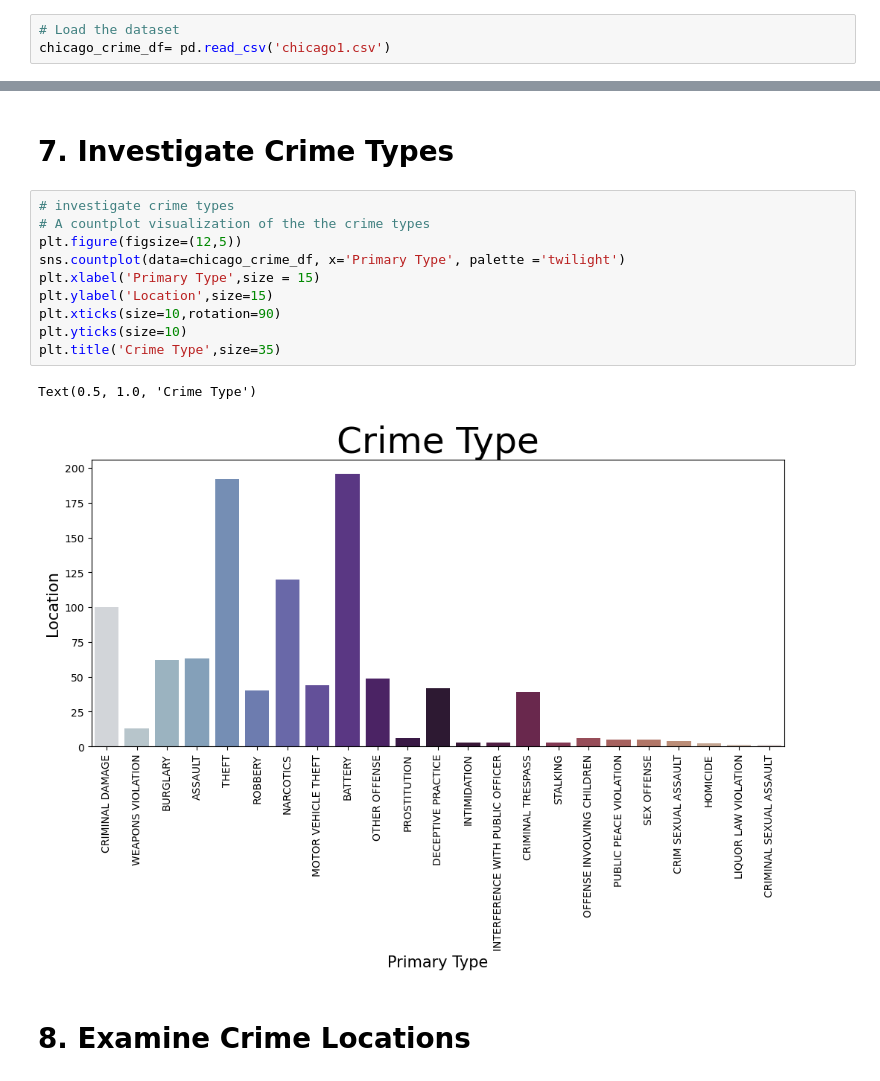
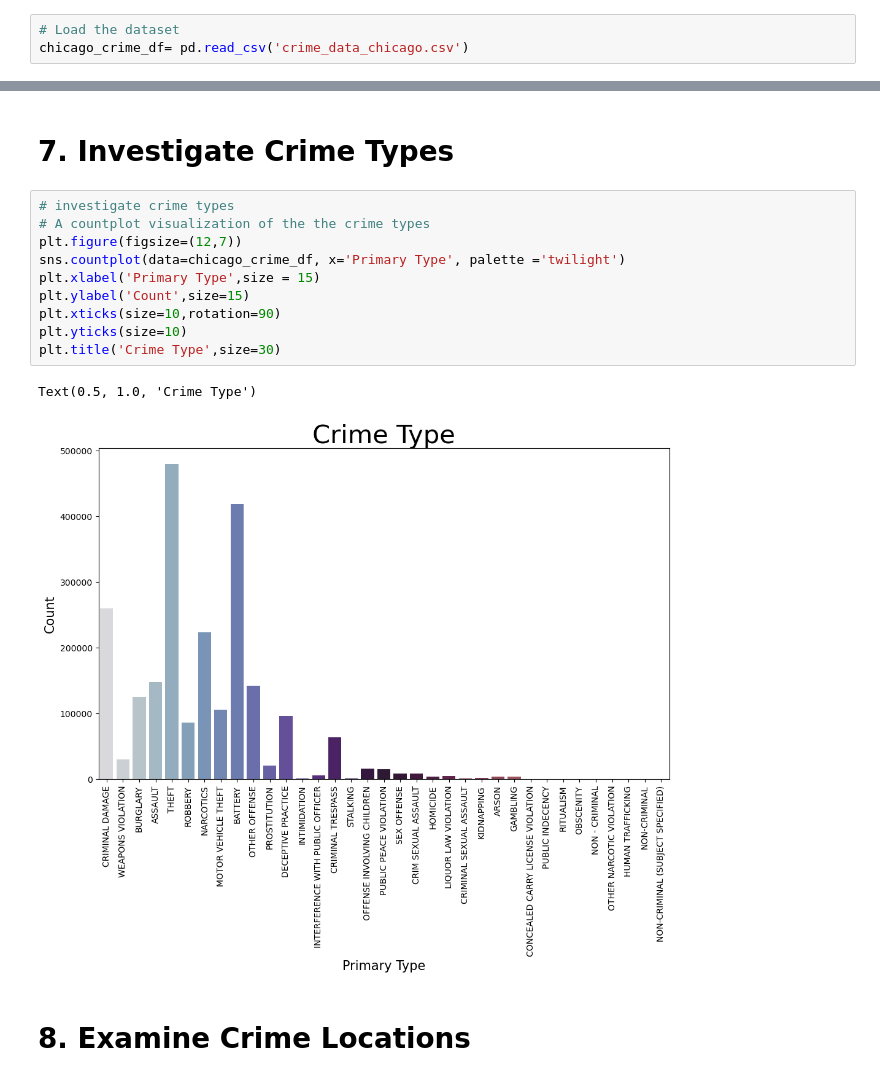
Before and after one commit to Antidote-cyber/Learning-Circle-24-EDA-On-Chicago-Crime-Dataset, a Jupyter notebook: EDA on chicago crime data.ipynb, the cells around one changed output, grey strips where cells are left out. Cells and saved outputs as stored; diff of their text form.

```diff
--- a/EDA on chicago crime data.ipynb
+++ b/EDA on chicago crime data.ipynb
@@ -43,7 +43,7 @@ pwd
 # 1. Loading the dataset
 # %%
 # Load the dataset
-chicago_crime_df= pd.read_csv('chicago1.csv')
+chicago_crime_df= pd.read_csv('crime_data_chicago.csv')
 # %% [markdown]
 # 2. Explore the dataset
 # %%
@@ -758,16 +728,16 @@ Text(0, 0.5, 'Latitude')
 # %%
 # investigate crime types
 # A countplot visualization of the the crime types
-plt.figure(figsize=(12,5))
+plt.figure(figsize=(12,7))
 sns.countplot(data=chicago_crime_df, x='Primary Type', palette ='twilight')
 plt.xlabel('Primary Type',size = 15)
-plt.ylabel('Location',size=15)
+plt.ylabel('Count',size=15)
 plt.xticks(size=10,rotation=90)
 plt.yticks(size=10)
-plt.title('Crime Type',size=35)
+plt.title('Crime Type',size=30)
 # %% [output]
 Text(0.5, 1.0, 'Crime Type')
-[figure, old version]
+[figure, new version]
 # %% [markdown]
 # 8. Examine Crime Locations
 # %% [markdown]
```
Also changed, not shown: parts of 31 cells of this notebook.
